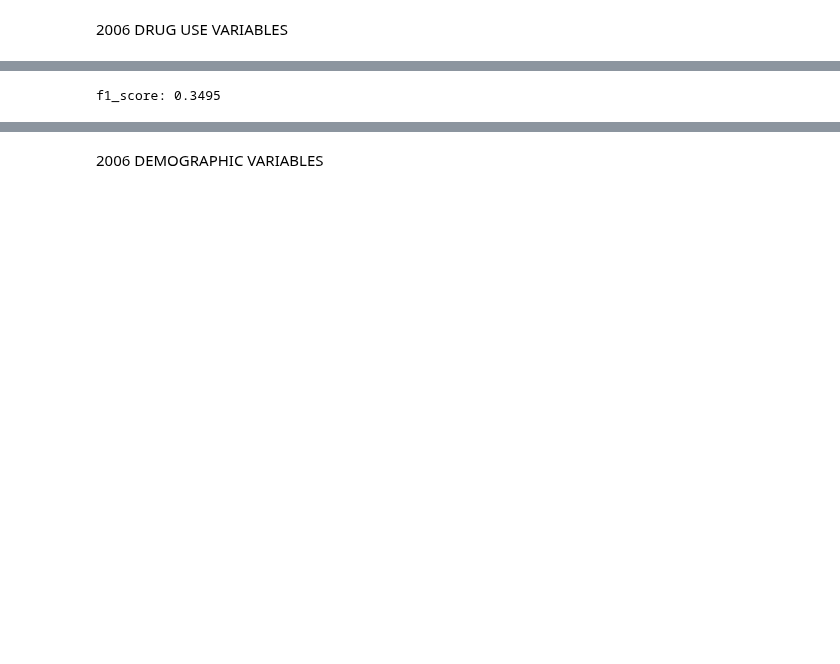
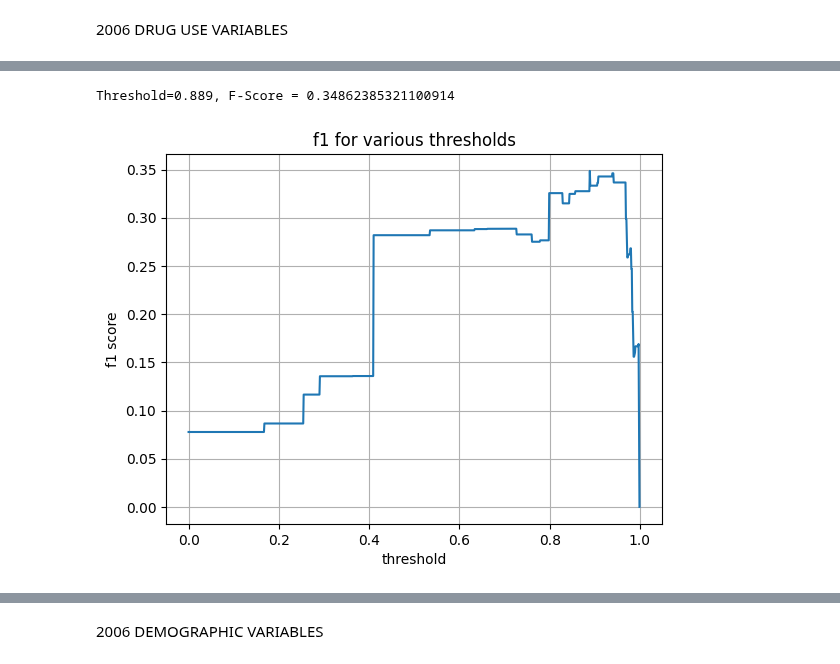
Before and after one commit to HotelTango314/dsa5900, a Jupyter notebook: NSDUH_Explore.ipynb, the cells around one changed output, grey strips where cells are left out. Drawn from its saved outputs; the diff is of its cells as text; code cells hidden in the pictures; blank space fills up the shorter version.

```diff
--- a/NSDUH_Explore.ipynb
+++ b/NSDUH_Explore.ipynb
@@ -1211,13 +1247,9 @@ f1_score: 0.2338
 # %%
 #2006 Drug Use Bayes
-du_six_bayes_final = CategoricalNB(fit_prior=True)
-du_six_bayes_final.fit(du_six_trainX,du_six_trainy)
-du_six_bayes_predy = du_six_bayes_final.predict(du_six_testX)
-
-du_six_bayes_f1 = f1_score(du_six_testy,du_six_bayes_predy)
-
-print(f"f1_score: {np.round(du_six_bayes_f1,4)}")
+du_six_bayes_final = bayes_pipe(False,2,.1,.6).fit(du_six_trainX,du_six_trainy)
+threshold_search(du_six_bayes_final, du_six_testX, du_six_testy)
 # %% [output]
-f1_score: 0.3495
+Threshold=0.889, F-Score = 0.34862385321100914
+[figure, added]
 # %%
 #2006 Drug Use Logit
```
Also changed, not shown: parts of 37 cells of this notebook.
